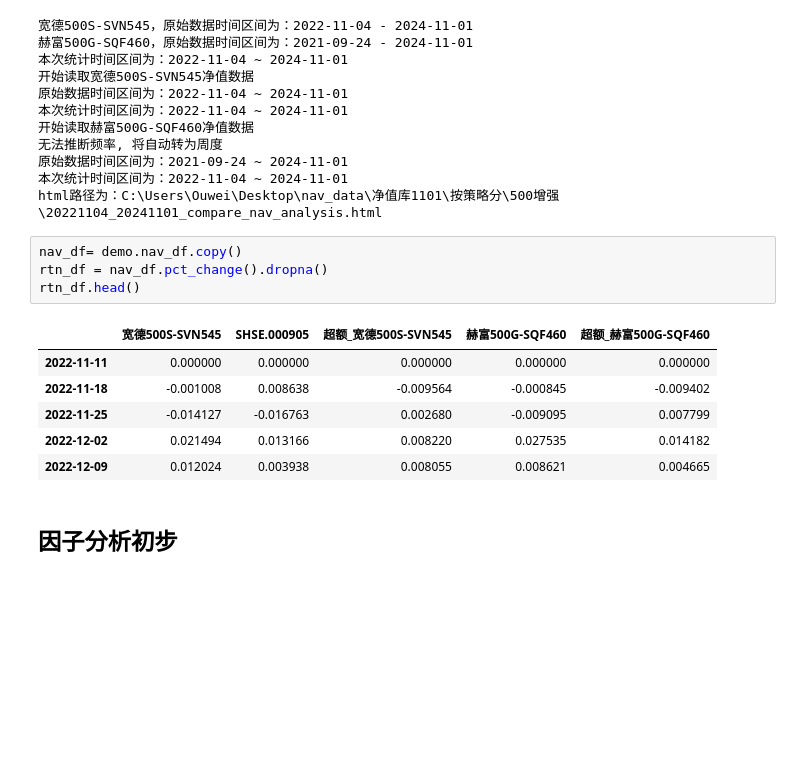
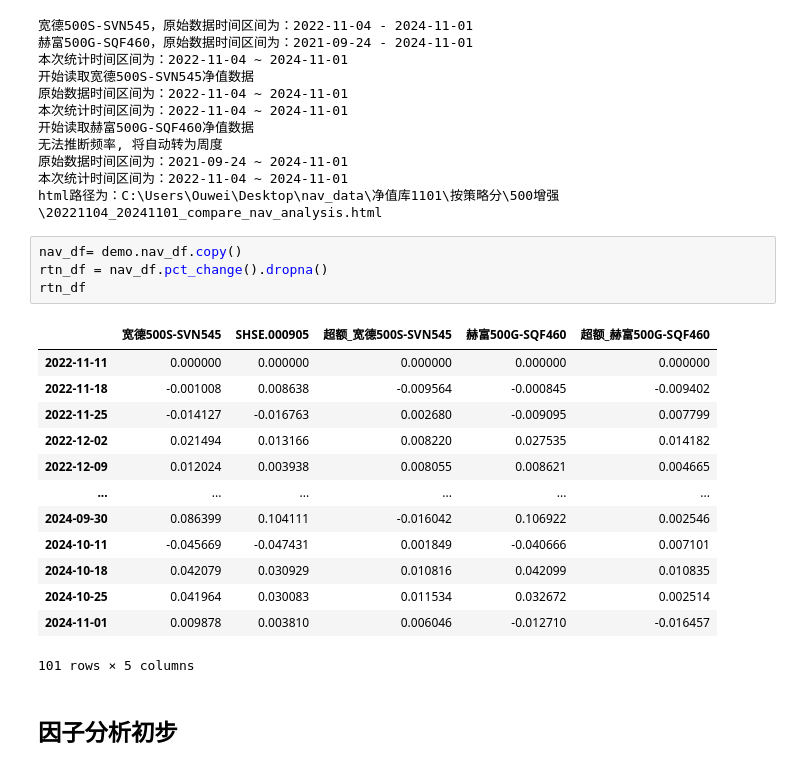
Before and after one commit to Euclid-Jie/nav_analysis, a Jupyter notebook: nav_analysis.ipynb, the cells around one changed output. Cells and saved outputs as stored; diff of their text form; blank space fills up the shorter version.

```diff
--- a/nav_analysis.ipynb
+++ b/nav_analysis.ipynb
@@ -206,13 +206,20 @@ html路径为：C:\Users\Ouwei\Desktop\nav_data\净值库1101\按策略分\500
 # %%
 nav_df= demo.nav_df.copy()
 rtn_df = nav_df.pct_change().dropna()
-rtn_df.head()
+rtn_df
 # %% [output]
 |  | 宽德500S-SVN545 | SHSE.000905 | 超额_宽德500S-SVN545 | 赫富500G-SQF460 | 超额_赫富500G-SQF460 |
 | 2022-11-11 | 0.000000 | 0.000000 | 0.000000 | 0.000000 | 0.000000 |
 | 2022-11-18 | -0.001008 | 0.008638 | -0.009564 | -0.000845 | -0.009402 |
 | 2022-11-25 | -0.014127 | -0.016763 | 0.002680 | -0.009095 | 0.007799 |
 | 2022-12-02 | 0.021494 | 0.013166 | 0.008220 | 0.027535 | 0.014182 |
 | 2022-12-09 | 0.012024 | 0.003938 | 0.008055 | 0.008621 | 0.004665 |
+| ... | ... | ... | ... | ... | ... |
+| 2024-09-30 | 0.086399 | 0.104111 | -0.016042 | 0.106922 | 0.002546 |
+| 2024-10-11 | -0.045669 | -0.047431 | 0.001849 | -0.040666 | 0.007101 |
+| 2024-10-18 | 0.042079 | 0.030929 | 0.010816 | 0.042099 | 0.010835 |
+| 2024-10-25 | 0.041964 | 0.030083 | 0.011534 | 0.032672 | 0.002514 |
+| 2024-11-01 | 0.009878 | 0.003810 | 0.006046 | -0.012710 | -0.016457 |
+101 rows × 5 columns
 # %% [markdown]
 ## 因子分析初步
```
Also changed, not shown: parts of 7 cells of this notebook.
